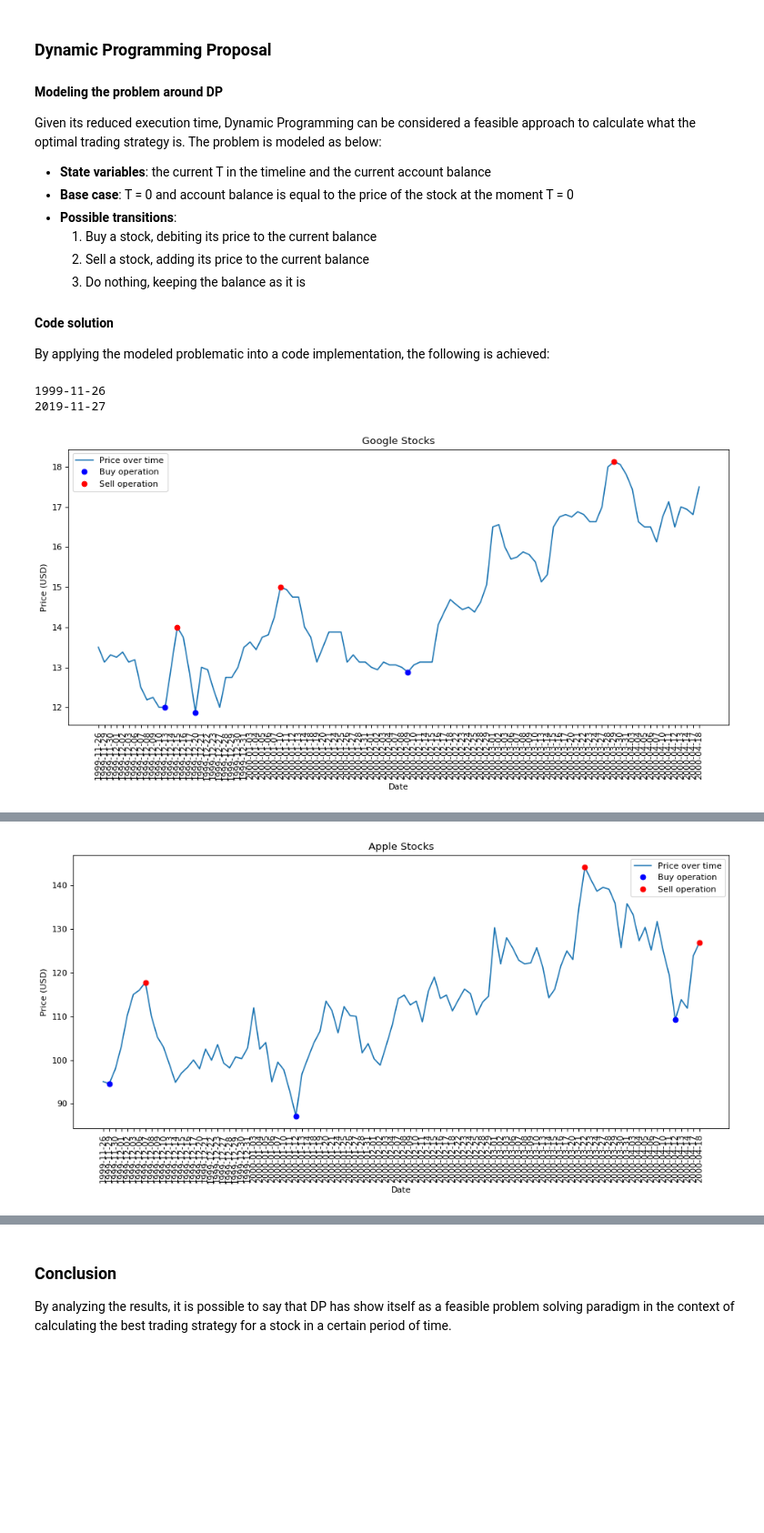
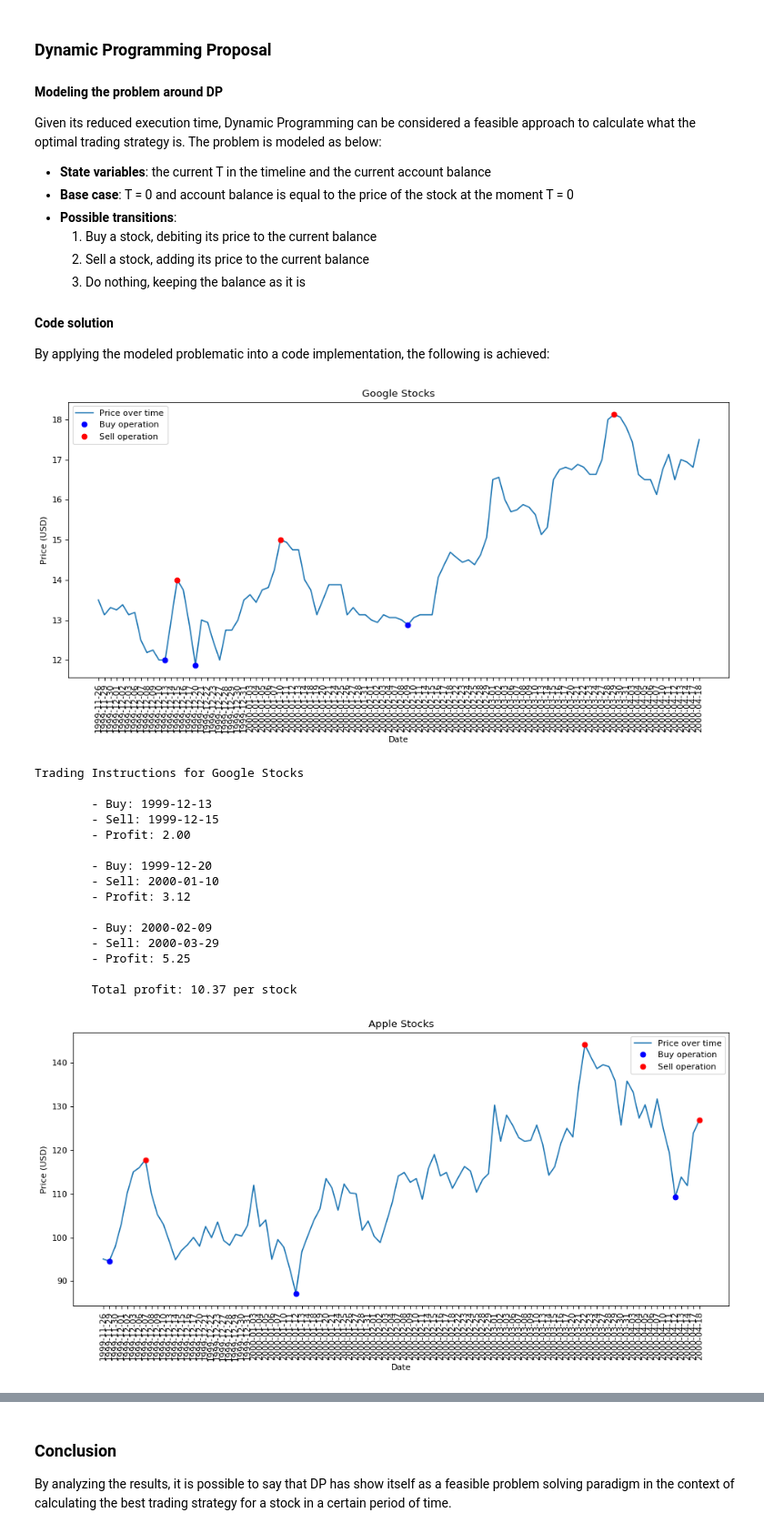
Before and after one commit to projeto-de-algoritmos-2019-2/project-5-capitalist-adventure, a Jupyter notebook: OptimalTradingStrategies_DPApproach.ipynb, the cells around one changed output, grey strips where cells are left out. Shown at 91% size. Drawn from its saved outputs; the diff is of its cells as text; code cells hidden in the pictures; blank space fills up the shorter version.

Commit message:
Adds trading dates

```diff
--- a/OptimalTradingStrategies_DPApproach.ipynb
+++ b/OptimalTradingStrategies_DPApproach.ipynb
@@ -124,32 +124,58 @@ microsoft_stock_buy, microsoft_stock_sell = format_transactions(microsoft_transa
 # %%
 # Showing results
 import matplotlib.pyplot as plt
 from matplotlib.pyplot import figure
 
 def plot_results(title, dates, prices, stock_buy, stock_sell):
     figure(num=None, figsize=(14, 6), dpi=80, facecolor='w', edgecolor='k')
-
-    print(dates[0])
-    print(dates[-1])
 
     plt.plot(
         dates[:NUMBER_OF_STOCKS],
         prices[:NUMBER_OF_STOCKS]
     )
     plt.plot(stock_buy['dates'], stock_buy['prices'], color='b', marker='o', linewidth=0)
     plt.plot(stock_sell['dates'], stock_sell['prices'], color='r', marker='o', linewidth=0)
     plt.xlabel('Date')
     plt.ylabel('Price (USD)')
     plt.title(title)
     plt.xticks(rotation=90)
     plt.legend(['Price over time', 'Buy operation', 'Sell operation'])
     plt.show()
 
+    print("Trading Instructions for {0}".format(title), end='\n\n')
+
+    profit = 0
+
+    initial_value = stock_buy['prices'][0]
+
+    for i, buy_date in enumerate(stock_buy['dates']):
+        print("\t- Buy: {0}".format(buy_date))
+        print("\t- Sell: {0}".format(stock_sell['dates'][i]))
+        local_profit = stock_sell['prices'][i] - stock_buy['prices'][i]
+        profit += local_profit
+        print("\t- Profit: {:0.2f}".format(local_profit), end='\n\n')
+
+    print("\tTotal profit: {:0.2f} per stock".format(profit))
+
 plot_results('Google Stocks', google_dates, google_prices, google_stock_buy, google_stock_sell)
 plot_results('Apple Stocks', apple_dates, apple_prices, apple_stock_buy, apple_stock_sell)
 plot_results('Amazon Stocks', amazon_dates, amazon_prices, amazon_stock_buy, amazon_stock_sell)
 plot_results('Microsoft Stocks', microsoft_dates, microsoft_prices, microsoft_stock_buy, microsoft_stock_sell)
 # %% [output]
+[figure]
-1999-11-26
-2019-11-27
+Trading Instructions for Google Stocks
+
+        - Buy: 1999-12-13
+        - Sell: 1999-12-15
+        - Profit: 2.00
+
+        - Buy: 1999-12-20
+        - Sell: 2000-01-10
+        - Profit: 3.12
+
+        - Buy: 2000-02-09
+        - Sell: 2000-03-29
+        - Profit: 5.25
+
+        Total profit: 10.37 per stock
-[figure]
+[figure]
@@ -158 +196,0 @@ plot_results('Microsoft Stocks', microsoft_dates, microsoft_prices, microsoft_st
-[figure]
```
Also changed, not shown: parts of 1 cell of this notebook.
